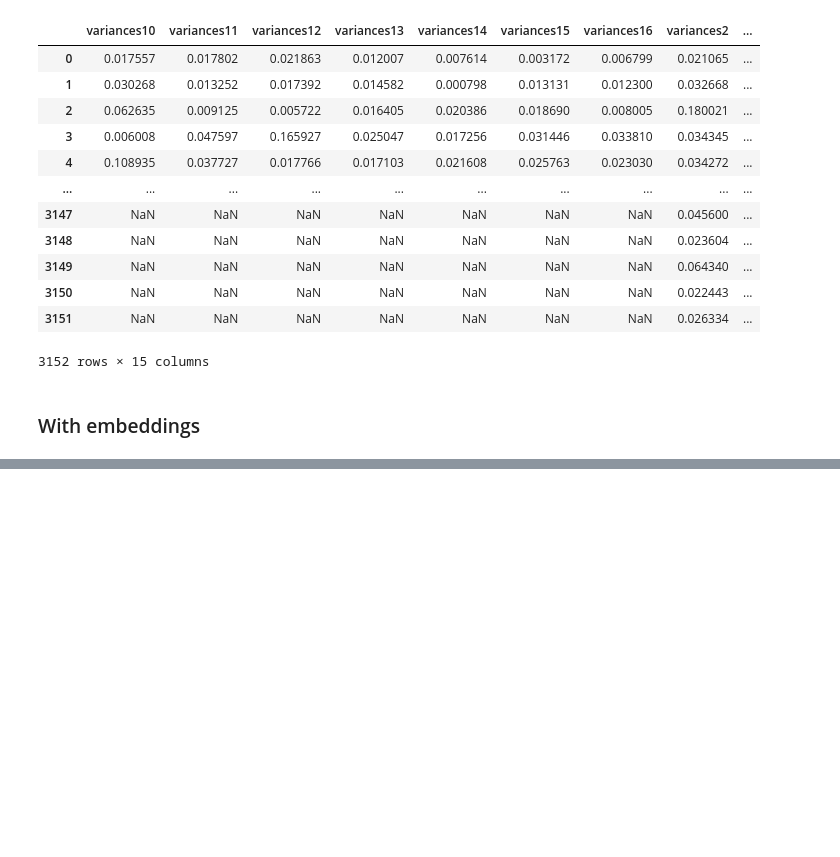
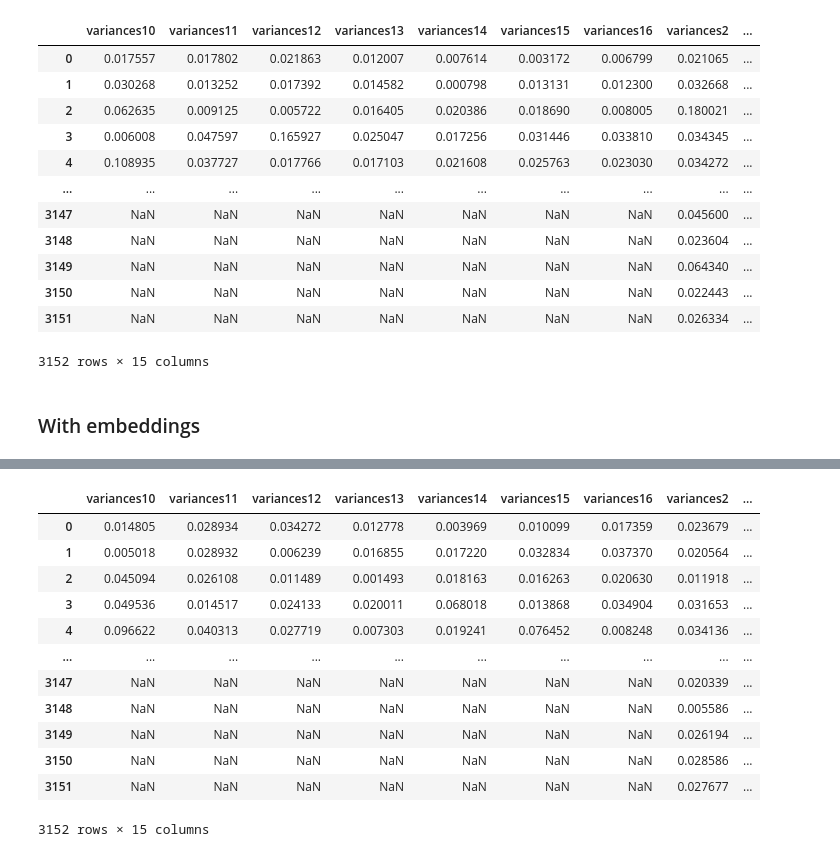
Before and after one commit to ogarrett54/plm_with_active_learning, a Jupyter notebook: pikh1_hma/04_active_fine-tuning_adding_diversity.ipynb, the cells around one changed output, grey strips where cells are left out. Drawn from its saved outputs; the diff is of its cells as text; code cells hidden in the pictures; blank space fills up the shorter version.

```diff
--- a/pikh1_hma/04_active_fine-tuning_adding_diversity.ipynb
+++ b/pikh1_hma/04_active_fine-tuning_adding_diversity.ipynb
@@ -495,0 +882,34 @@ def acquire_new_batch(
+# %%
+import pandas as pd
+import glob
+from pathlib import Path
+
+file_pattern = "results/04_adding_diversity/diverse_only/variances*.csv"
+variance_files = glob.glob(file_pattern)
+variance_files.sort()
+
+all_variances_dfs = []
+
+for filepath in variance_files:
+    temp_df = pd.read_csv(filepath)
+    column_name = Path(filepath).stem
+    temp_df = temp_df.rename(columns={'variance': column_name})
+    all_variances_dfs.append(temp_df)
+
+final_df = pd.concat(all_variances_dfs, axis=1)
+
+final_df
+# %% [output]
+|  | variances10 | variances11 | variances12 | variances13 | variances14 | variances15 | variances16 | variances2 | ... |
+| 0 | 0.014805 | 0.028934 | 0.034272 | 0.012778 | 0.003969 | 0.010099 | 0.017359 | 0.023679 | ... |
+| 1 | 0.005018 | 0.028932 | 0.006239 | 0.016855 | 0.017220 | 0.032834 | 0.037370 | 0.020564 | ... |
+| 2 | 0.045094 | 0.026108 | 0.011489 | 0.001493 | 0.018163 | 0.016263 | 0.020630 | 0.011918 | ... |
+| 3 | 0.049536 | 0.014517 | 0.024133 | 0.020011 | 0.068018 | 0.013868 | 0.034904 | 0.031653 | ... |
+| 4 | 0.096622 | 0.040313 | 0.027719 | 0.007303 | 0.019241 | 0.076452 | 0.008248 | 0.034136 | ... |
+| ... | ... | ... | ... | ... | ... | ... | ... | ... | ... |
+| 3147 | NaN | NaN | NaN | NaN | NaN | NaN | NaN | 0.020339 | ... |
+| 3148 | NaN | NaN | NaN | NaN | NaN | NaN | NaN | 0.005586 | ... |
+| 3149 | NaN | NaN | NaN | NaN | NaN | NaN | NaN | 0.026194 | ... |
+| 3150 | NaN | NaN | NaN | NaN | NaN | NaN | NaN | 0.028586 | ... |
+| 3151 | NaN | NaN | NaN | NaN | NaN | NaN | NaN | 0.027677 | ... |
+3152 rows × 15 columns
```
Also changed, not shown: parts of 15 cells of this notebook, 33 other files.
